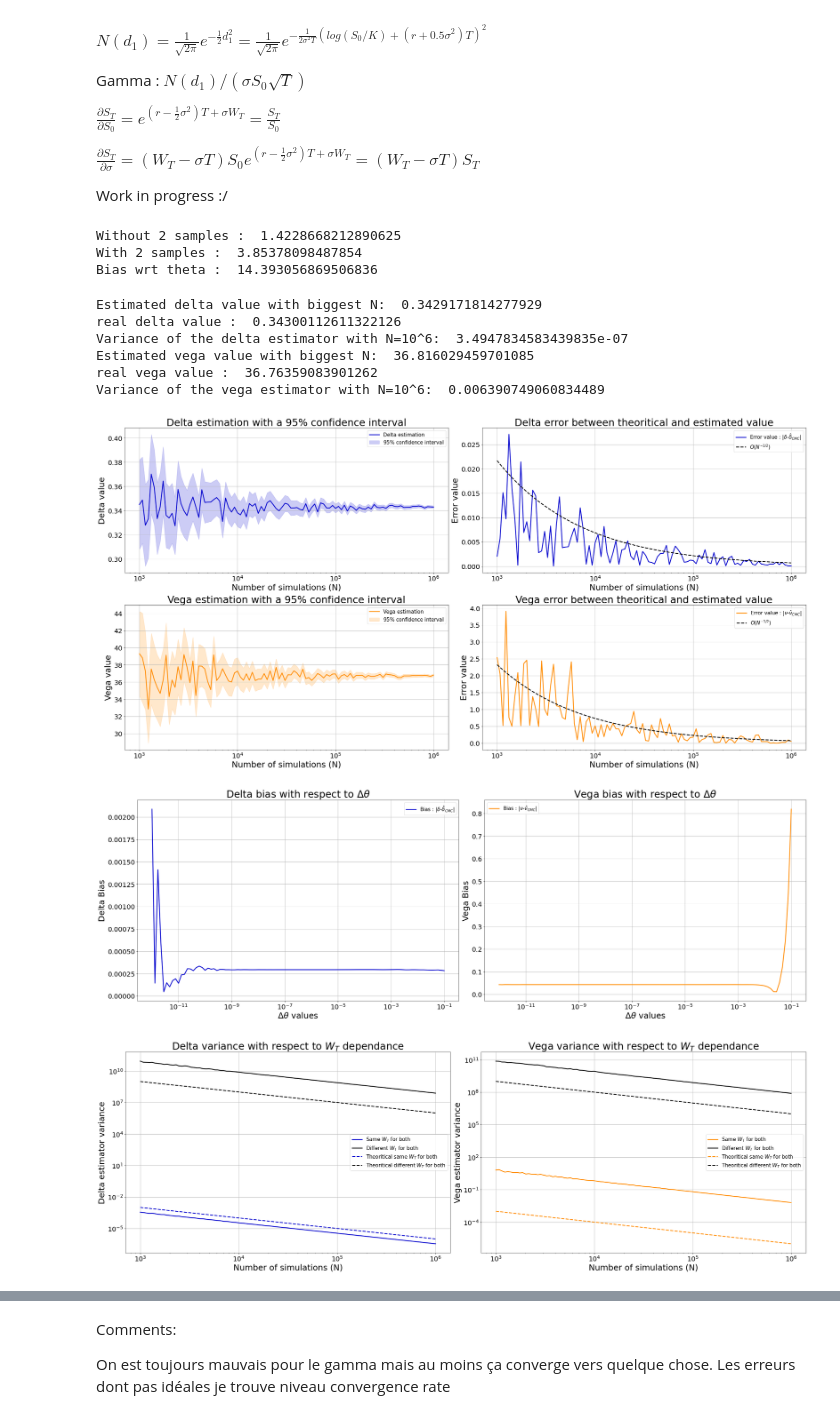
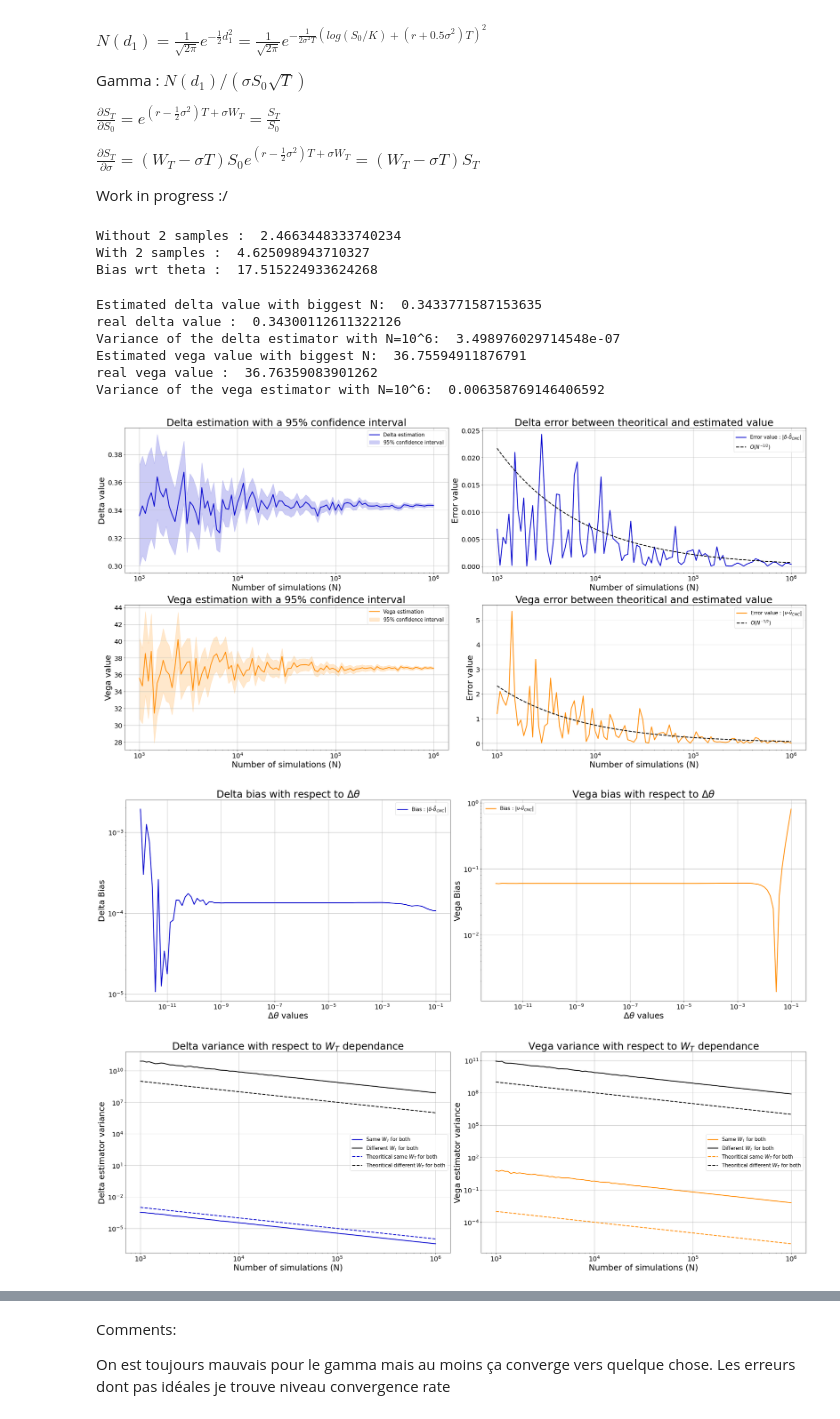
Before and after one commit to chgendreau/Monte-Carlo_Financial-Sensitivities, a Jupyter notebook: Monte Carlo estimation of Sensitivities in Finance.ipynb, the cells around one changed output, grey strips where cells are left out. Cells and saved outputs as stored; diff of their text form; code cells hidden in the pictures.

```diff
--- a/Monte Carlo estimation of Sensitivities in Finance.ipynb
+++ b/Monte Carlo estimation of Sensitivities in Finance.ipynb
@@ -257,13 +257,13 @@ print("With 2 samples : ",end-start)
 in_W_T : np.array = st.norm.rvs(loc=0,scale=np.sqrt(params[0]),size=n_max)
 start = time.time()
 for greek in greeks[:-1]:
-    finite_methods_dthetas[greek] = np.array([finite_difference(C_payoff,params,dtheta,greek, n_max,False,in_W_T) for idx,dtheta in enumerate(dthetas)])
+    finite_methods_dthetas[greek] = np.array([finite_difference(C_payoff,params,dth,greek, n_max,False,in_W_T) for idx,dth in enumerate(dthetas)])
 end = time.time()
 print("Bias wrt theta : ",end-start)
 # %% [output]
-Without 2 samples :  1.4228668212890625
-With 2 samples :  3.85378098487854
-Bias wrt theta :  14.393056869506836
+Without 2 samples :  2.4663448333740234
+With 2 samples :  4.625098943710327
+Bias wrt theta :  17.515224933624268
 # %%
 # Results Finite difference method
 
@@ -328,45 +328,46 @@ for idx,greek in enumerate(greeks[:-1]):
     ax2[idx].tick_params(axis='both', which='major', labelsize=20)
     ax2[idx].legend(fontsize=15)
     ax2[idx].set_xscale("log")
+    ax2[idx].set_yscale("log")
     ax2[idx].grid()
 
     # Variance of estimator wrt independance of W_T
     ax3[idx].plot(n_elem,finite_methods_dict[greek][:,1]**2/n_elem,
                   label="Same $W_T$ for both ",c=colors[greek],lw=2.5)
     ax3[idx].plot(n_elem,finite_methods_dict_W_T_diff[greek][:,1]**2/n_elem,
                   label="Different $W_T$ for both ",c="black",lw=2.5)
     ax3[idx].plot(n_elem,1/n_elem,
               label="Theoritical same $W_T$ for both ",c=colors[greek],ls="--",lw=2.5)
 
     ax3[idx].plot(n_elem,1/(n_elem*dtheta**2),
                   label="Theoritical different $W_T$ for both ",c="black",ls="--",lw=2.5)
     ax3[idx].set_title(f"{greek.capitalize()}" + r" variance with respect to $W_T$ dependance",fontsize=30)
     ax3[idx].set_xlabel("Number of simulations (N)",size=25)
     ax3[idx].set_ylabel(f"{greek.capitalize()} estimator variance",size=25)
     ax3[idx].tick_params(axis='both', which='major', labelsize=20)
     ax3[idx].legend(fontsize=15)
     ax3[idx].set_xscale("log")
     ax3[idx].set_yscale("log")
     ax3[idx].grid()
 
 
 
 fig.tight_layout()
 fig2.tight_layout()
 fig3.tight_layout()
 
 #fig.savefig("./plots/3.1/FD_delta_vega_estimation.png")
 #fig2.savefig("./plots/3.1/FD_bias_wrt_theta.png")
 #fig3.savefig("./plots/3.1/FD_independance_W_T.png")
 # %% [output]
-Estimated delta value with biggest N:  0.3429171814277929
+Estimated delta value with biggest N:  0.3433771587153635
 real delta value :  0.34300112611322126
-Variance of the delta estimator with N=10^6:  3.4947834583439835e-07
-Estimated vega value with biggest N:  36.816029459701085
+Variance of the delta estimator with N=10^6:  3.498976029714548e-07
+Estimated vega value with biggest N:  36.75594911876791
 real vega value :  36.76359083901262
-Variance of the vega estimator with N=10^6:  0.006390749060834489
+Variance of the vega estimator with N=10^6:  0.006358769146406592
-[figure, old version]
+[figure, new version]
-[figure, old version]
+[figure, new version]
 [figure]
 # %% [markdown]
 Explications Finite difference method:
```
Also changed, not shown: parts of 1 cell of this notebook, 1 other file.
